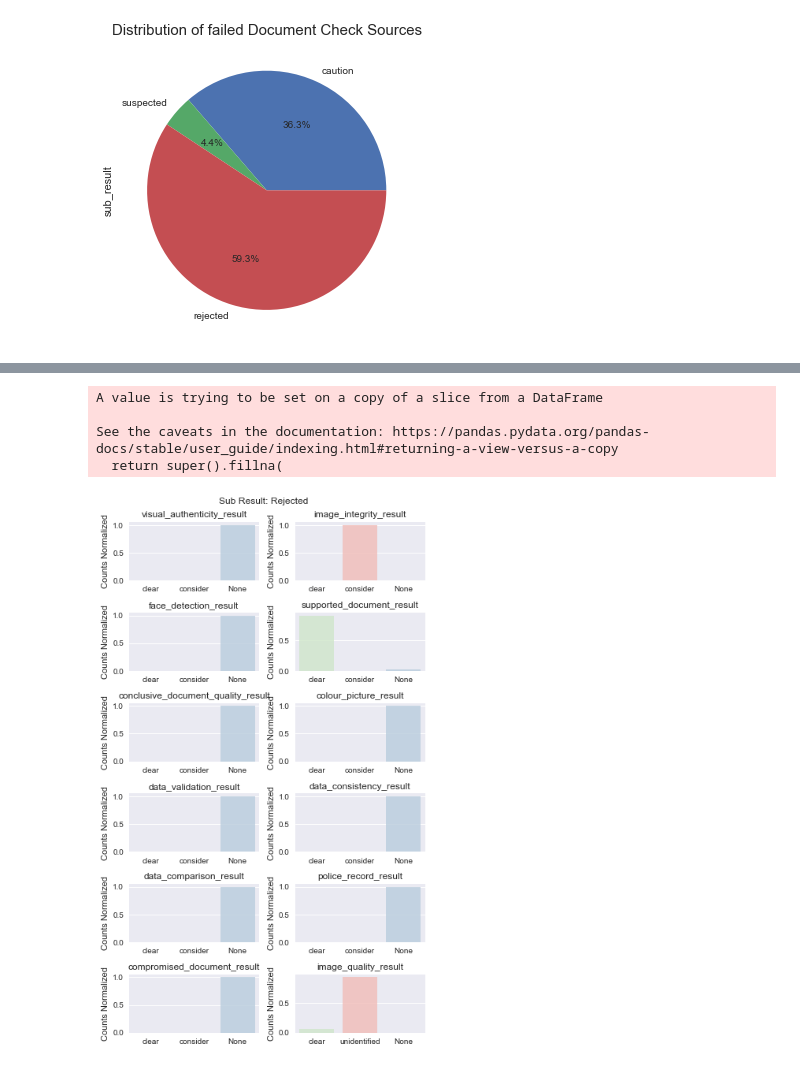
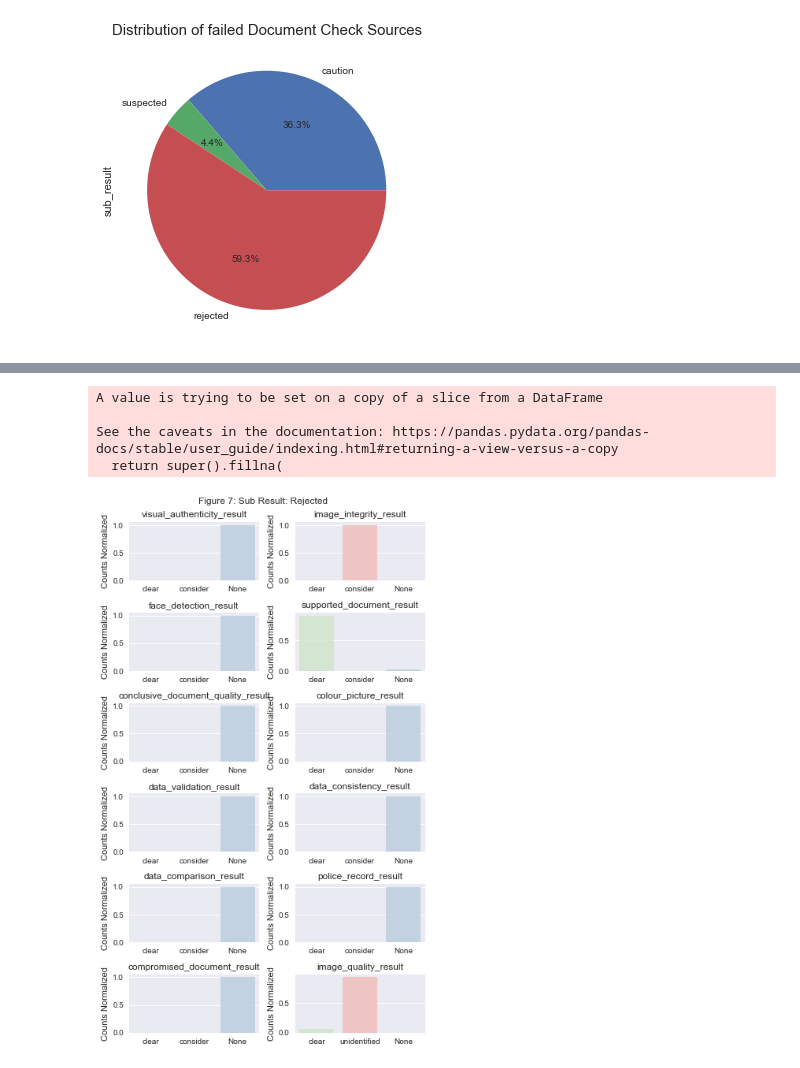
Before and after one commit to samahakk/revolut-case-study, a Jupyter notebook: kyc-challenge.ipynb, the cells around one changed output, grey strips where cells are left out. Drawn from its saved outputs; the diff is of its cells as text; code cells hidden in the pictures.

```diff
--- a/kyc-challenge.ipynb
+++ b/kyc-challenge.ipynb
@@ -211,7 +241,7 @@ sns.set_palette(custom_palette)
 plt.title('image_quality_result')
 plt.ylabel('Counts Normalized')
 
-plt.suptitle('Sub Result: Rejected', fontsize=12)
+plt.suptitle('Figure 7: Sub Result: Rejected', fontsize=12)
 plt.tight_layout()
 plt.show()
 
@@ -233,35 +263,35 @@ sns.set_palette(custom_palette)
 plt.title('image_quality_result')
 plt.ylabel('Counts Normalized')
 
-plt.suptitle('Sub Result: Caution', fontsize=12)
+plt.suptitle('Figure 8: Sub Result: Caution', fontsize=12)
 plt.tight_layout()
 plt.show()
 
 #########
 plt.figure(figsize=(6,10))
 temp = 1
 for marker in document_marker:
     plt.subplot(6,2,temp)
     temp = temp + 1
     a = df3[marker].value_counts(normalize=True, dropna=False)
     sns.barplot(x = a.index, y = a.values,alpha=0.8, order=category_order)
     plt.title(marker)
     plt.ylabel('Counts Normalized')
 
 plt.subplot(6,2,temp)
 a = df3['image_quality_result'].value_counts(normalize=True, dropna=False)
 sns.barplot(x = a.index, y = a.values, alpha=0.8, order=category_order_visual_integrity)
 sns.set_palette(custom_palette)
 plt.title('image_quality_result')
 plt.ylabel('Counts Normalized')
 
-plt.suptitle('Sub Result: Clear', fontsize=12)
+plt.suptitle('Figure 6: Sub Result: Clear', fontsize=12)
 plt.tight_layout()
 plt.show()
 plt.close()
 # %% [output]
 A value is trying to be set on a copy of a slice from a DataFrame
 
 See the caveats in the documentation: https://pandas.pydata.org/pandas-docs/stable/user_guide/indexing.html#returning-a-view-versus-a-copy
   return super().fillna(
-[figure, old version]
+[figure, new version]
```
Also changed, not shown: parts of 17 cells of this notebook, 1 other file.
